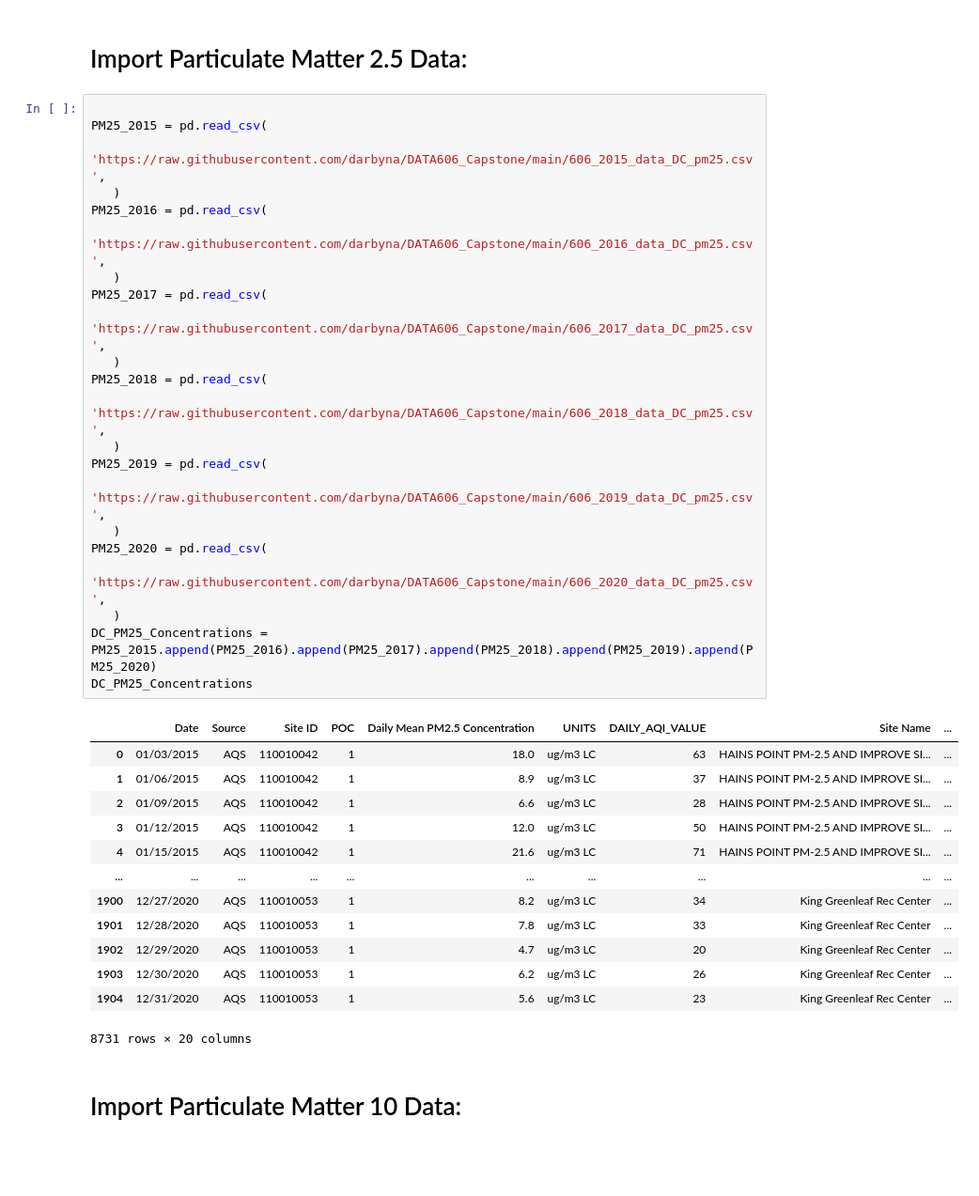
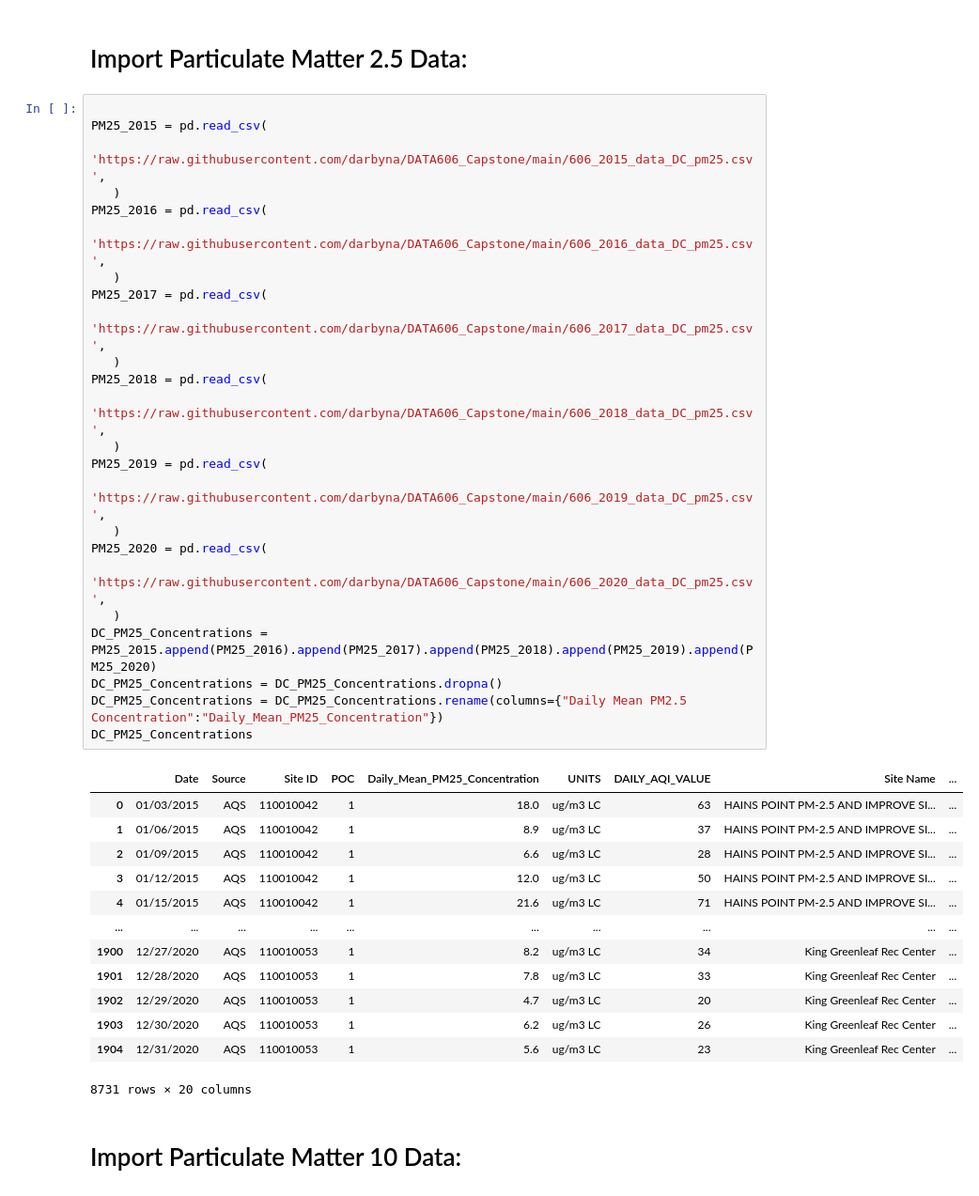
Before and after one commit to darbyna/DATA606_Capstone, a Jupyter notebook: Cleaned_Data_and_EDA_|_DATA606_Capstone_Project.ipynb, the cells around one changed output. Shown at 94% size. Saved outputs shown, nothing was run; the diff lists cells and outputs as text; blank space fills up the shorter version.

```diff
--- a/Cleaned_Data_and_EDA_|_DATA606_Capstone_Project.ipynb
+++ b/Cleaned_Data_and_EDA_|_DATA606_Capstone_Project.ipynb
@@ -85,27 +28,29 @@ Mounted at drive
 # %%
 
 PM25_2015 = pd.read_csv(
   'https://raw.githubusercontent.com/darbyna/DATA606_Capstone/main/606_2015_data_DC_pm25.csv',
    )
 PM25_2016 = pd.read_csv(
   'https://raw.githubusercontent.com/darbyna/DATA606_Capstone/main/606_2016_data_DC_pm25.csv',
    )
 PM25_2017 = pd.read_csv(
   'https://raw.githubusercontent.com/darbyna/DATA606_Capstone/main/606_2017_data_DC_pm25.csv',
    )
 PM25_2018 = pd.read_csv(
   'https://raw.githubusercontent.com/darbyna/DATA606_Capstone/main/606_2018_data_DC_pm25.csv',
    )
 PM25_2019 = pd.read_csv(
   'https://raw.githubusercontent.com/darbyna/DATA606_Capstone/main/606_2019_data_DC_pm25.csv',
    )
 PM25_2020 = pd.read_csv(
   'https://raw.githubusercontent.com/darbyna/DATA606_Capstone/main/606_2020_data_DC_pm25.csv',
    )
 DC_PM25_Concentrations = PM25_2015.append(PM25_2016).append(PM25_2017).append(PM25_2018).append(PM25_2019).append(PM25_2020)
+DC_PM25_Concentrations = DC_PM25_Concentrations.dropna()
+DC_PM25_Concentrations = DC_PM25_Concentrations.rename(columns={"Daily Mean PM2.5 Concentration":"Daily_Mean_PM25_Concentration"})
 DC_PM25_Concentrations
 # %% [output]
-|  | Date | Source | Site ID | POC | Daily Mean PM2.5 Concentration | UNITS | DAILY_AQI_VALUE | Site Name | ... |
+|  | Date | Source | Site ID | POC | Daily_Mean_PM25_Concentration | UNITS | DAILY_AQI_VALUE | Site Name | ... |
 | 0 | 01/03/2015 | AQS | 110010042 | 1 | 18.0 | ug/m3 LC | 63 | HAINS POINT PM-2.5 AND IMPROVE SI... | ... |
 | 1 | 01/06/2015 | AQS | 110010042 | 1 | 8.9 | ug/m3 LC | 37 | HAINS POINT PM-2.5 AND IMPROVE SI... | ... |
 | 2 | 01/09/2015 | AQS | 110010042 | 1 | 6.6 | ug/m3 LC | 28 | HAINS POINT PM-2.5 AND IMPROVE SI... | ... |
```
Also changed, not shown: parts of 42 cells of this notebook.
